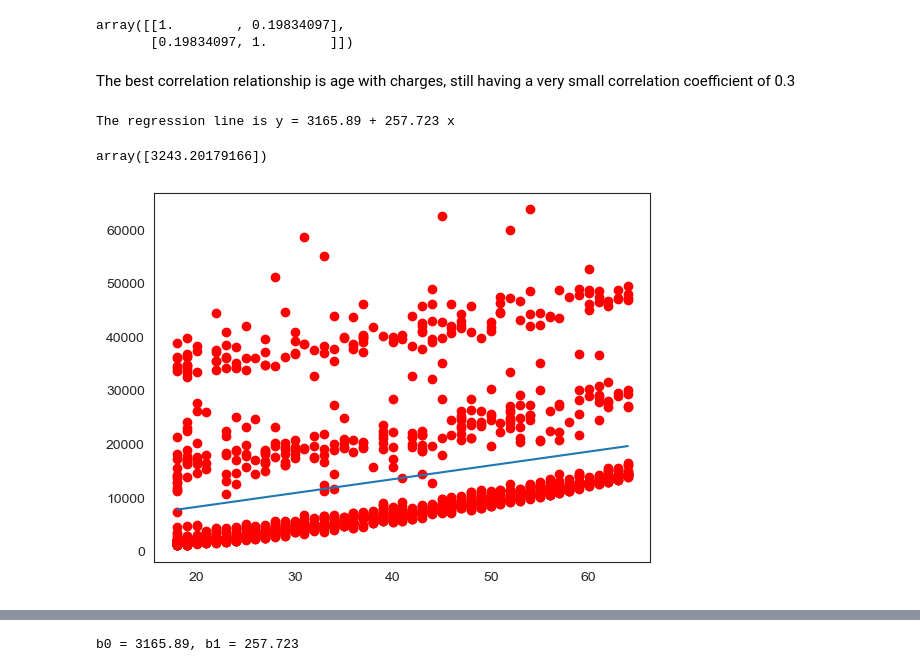
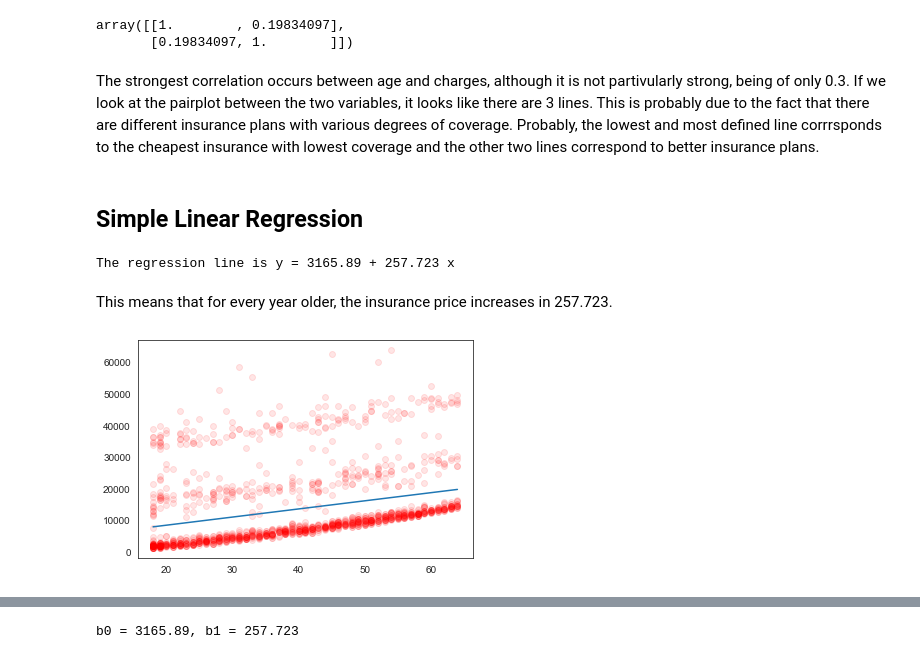
Before and after one commit to maroacc/Medical-Cost-Personal-Dataset-Analysis, a Jupyter notebook: Modelling.ipynb, the cells around one changed output, grey strips where cells are left out. Saved outputs shown, nothing was run; the diff lists cells and outputs as text; code cells hidden in the pictures.

Commit message:
dev: regression for insurance plan 1

```diff
--- a/Modelling.ipynb
+++ b/Modelling.ipynb
@@ -41,7 +50,10 @@ r
 array([[1.        , 0.19834097],
        [0.19834097, 1.        ]])
 # %% [markdown]
-The best correlation relationship is age with charges, still having a very small correlation coefficient of 0.3
+The strongest correlation occurs between age and charges, although it is not partivularly strong, being of only 0.3.
+If we look at the pairplot between the two variables, it looks like there are 3 lines. This is probably due to the fact that there are different insurance plans with various degrees of coverage. Probably, the lowest and most defined line corrrsponds to the cheapest insurance with lowest coverage and the other two lines correspond to better insurance plans.
+# %% [markdown]
+## Simple Linear Regression
 # %%
 X = data.age.values
 X = X[:, np.newaxis]
@@ -65,31 +77,22 @@ b0 = XY_fit.intercept_
 print("The regression line is y = {:.6} + {:.6} x".format(b0, b1))
 # %% [output]
 The regression line is y = 3165.89 + 257.723 x
-# %%
-# Create an array from the list of X coordinates of new observtions
-X_new = np.array([0.3])
-# Make it 2D
-X_new = X_new[:, np.newaxis]
-# Use the predict method from our model
-Y_new = XY_fit.predict(X_new)
-# Look at the predicted values
-Y_new
-# %% [output]
-array([3243.20179166])
+# %% [markdown]
+This means that for every year older, the insurance price increases in 257.723.
 # %%
 # The linspace funtion generates the grid
 X_new = np.linspace(X.min(), X.max(), num = 100)
 # Make it 2D
 X_new = X_new[:, np.newaxis]
 
 # Predict the corresponding Y-values
 Y_new = XY_fit.predict(X_new)
 
 #Plot the sample
-plt.plot(X, Y, 'ro')
+plt.plot(X, Y, 'ro', alpha = 0.1)
 # And the regression line = "predicted points"
 plt.plot(X_new, Y_new)
 plt.show()
 # %% [output]
-[figure, old version]
+[figure, new version]
 # %% [markdown]
```
Also changed, not shown: parts of 78 cells of this notebook.
